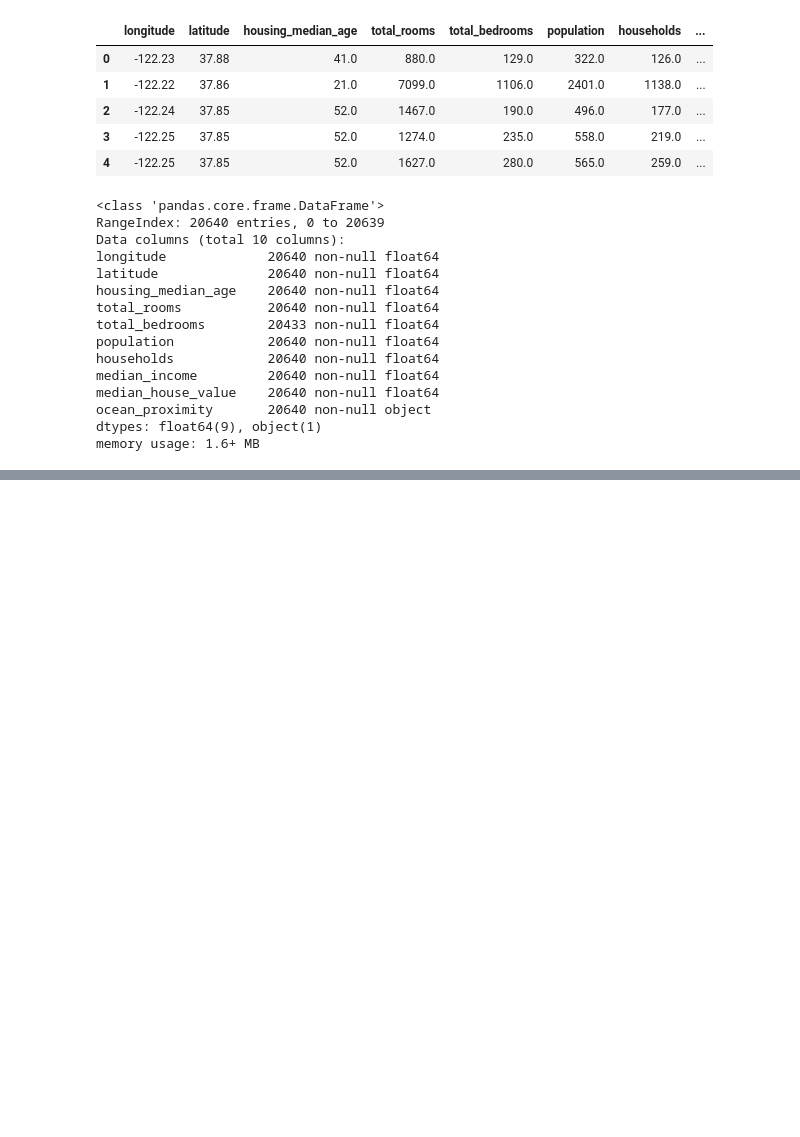
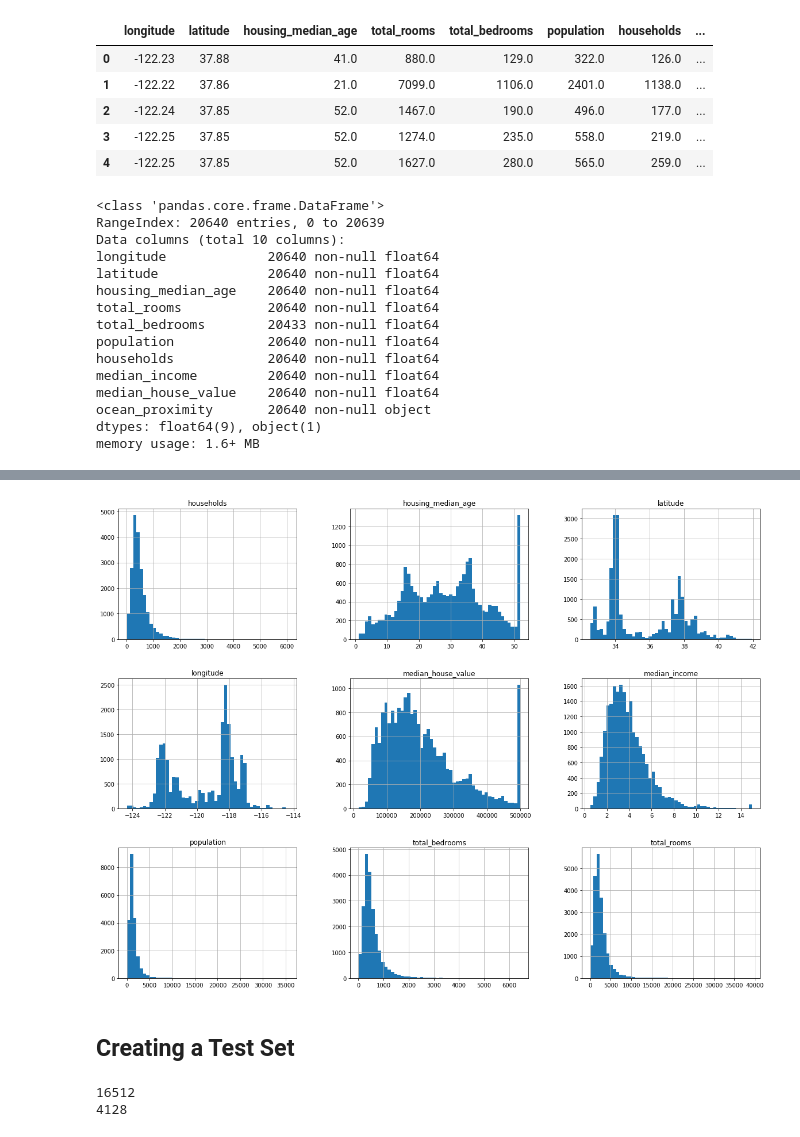
Before and after one commit to SatvikDandale/Hands-On-Machine-Learning, a Jupyter notebook: Hands-On-ML-Chapter-2.ipynb, the cells around one changed output, grey strips where cells are left out. Cells and saved outputs as stored; diff of their text form; code cells hidden in the pictures; blank space fills up the shorter version.

Commit message:
Train Test Split

```diff
--- a/Hands-On-ML-Chapter-2.ipynb
+++ b/Hands-On-ML-Chapter-2.ipynb
@@ -32,0 +58,10 @@ memory usage: 1.6+ MB
+# %%
+%matplotlib inline
+import matplotlib.pyplot as plt
+
+housing_data.hist(bins=50, figsize=(20, 15))
+plt.show()
+# %% [output]
+[figure, added]
+# %% [markdown]
+## Creating a Test Set
@@ -32,0 +77,7 @@ memory usage: 1.6+ MB
+# %%
+train_set, test_set = split_train_test(housing_data, 0.2)
+print(len(train_set))
+print(len(test_set))
+# %% [output]
+16512
+4128
```
Also changed, not shown: parts of 5 cells of this notebook.
